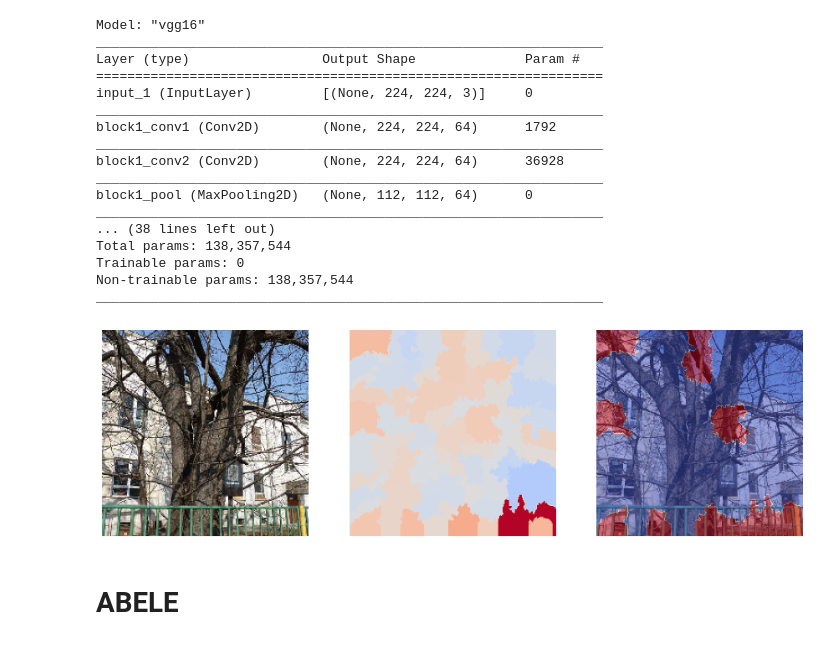
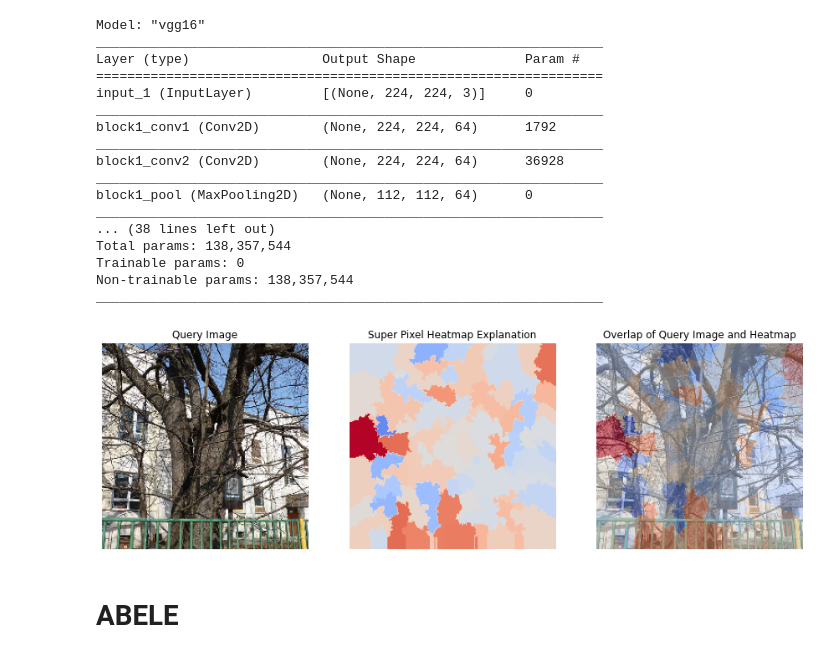
Before and after one commit to kdd-lab/XAI-Lib, a Jupyter notebook: Images_Usage_Examples.ipynb, the cells around one changed output. Cells and saved outputs as stored; diff of their text form; code cells hidden in the pictures.

Commit message:
Update LIME with docstring and custom classifier_fn

```diff
--- a/Images_Usage_Examples.ipynb
+++ b/Images_Usage_Examples.ipynb
@@ -85,44 +84,33 @@ Total params: 138,357,544
 Trainable params: 0
 Non-trainable params: 138,357,544
 _________________________________________________________________
-# %%
-from xailib.explainers.lime_explainer import LimeXAIImageExplainer
-from skimage.color import label2rgb
-
-F, ax = plt.subplots(1,3,figsize=(15,5))
-idx = 0
-
-# 1) Create the Explainer
-lm = LimeXAIImageExplainer(imagenet_VGG)
-
-# 2) Fit the Explainer
-lm.fit()
-
-# 3) Explain an Instance
-explanation = lm.explain(imagenet_x_data[idx], num_samples=500)
-
-ax[0].imshow(imagenet_x_data[idx].astype(int))
-ax[0].axis('off')
-
-#plot heatmap
-ind =  explanation.top_labels[0]
-dict_heatmap = dict(explanation.local_exp[ind])
-heatmap = np.vectorize(dict_heatmap.get)(explanation.segments)
-ax[1].imshow(heatmap, cmap = 'coolwarm', vmin  = -heatmap.max(), vmax = heatmap.max())
-ax[1].axis('off')
-
-#plot overlap
-temp, mask = explanation.get_image_and_mask(np.argmax(imagenet_VGG.predict(imagenet_x_data[idx:idx+1])),
-                                            positive_only=True,
-                                            num_features=10,
-                                            hide_rest=False,
-                                            min_weight = 0.01)
-
-ax[2].imshow(imagenet_x_data[idx].astype(int))
-ax[2].imshow(mask,alpha=0.5,cmap='coolwarm')
-ax[2].axis('off');
-# %% [output]
-[figure, removed]
+# %%
+from xailib.explainers.lime_explainer import LimeXAIImageExplainer
+from skimage.color import label2rgb
+
+# index of the image to explain
+idx = 0
+
+# 1) Create the Explainer
+lm = LimeXAIImageExplainer(imagenet_VGG)
+
+# 2a) Fit the Explainer
+lm.fit()
+
+# 2b) Create custom classifier function if not predict
+# function that takes as input an array of images (the LIME neighbourhood) and return an array of (num_images,num_classes)
+# If None will use black_box.predict function
+def classifier_fn(images):
+    images = images.astype(float)
+    return np.argmax(imagenet_VGG.predict(images),axis=1).reshape(-1,1)
+
+# 3) Explain an Instance
+explanation = lm.explain(imagenet_x_data[idx].astype(int), classifier_fn, num_samples=500)
+
+# 4) Plot the results
+lm.plot_lime_values(imagenet_x_data[idx].astype(int), explanation)
+# %% [output]
+[figure, added]
 # %% [markdown]
 # ABELE
 # %%
```
Also changed, not shown: parts of 2 cells of this notebook, 1 other file.
